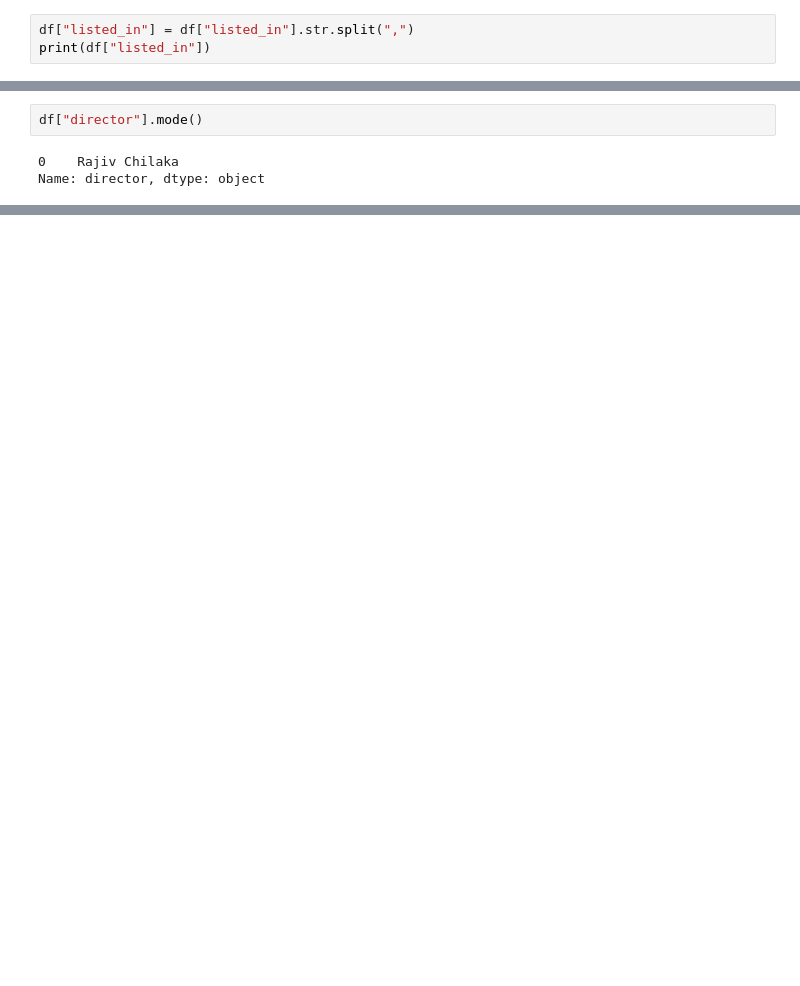
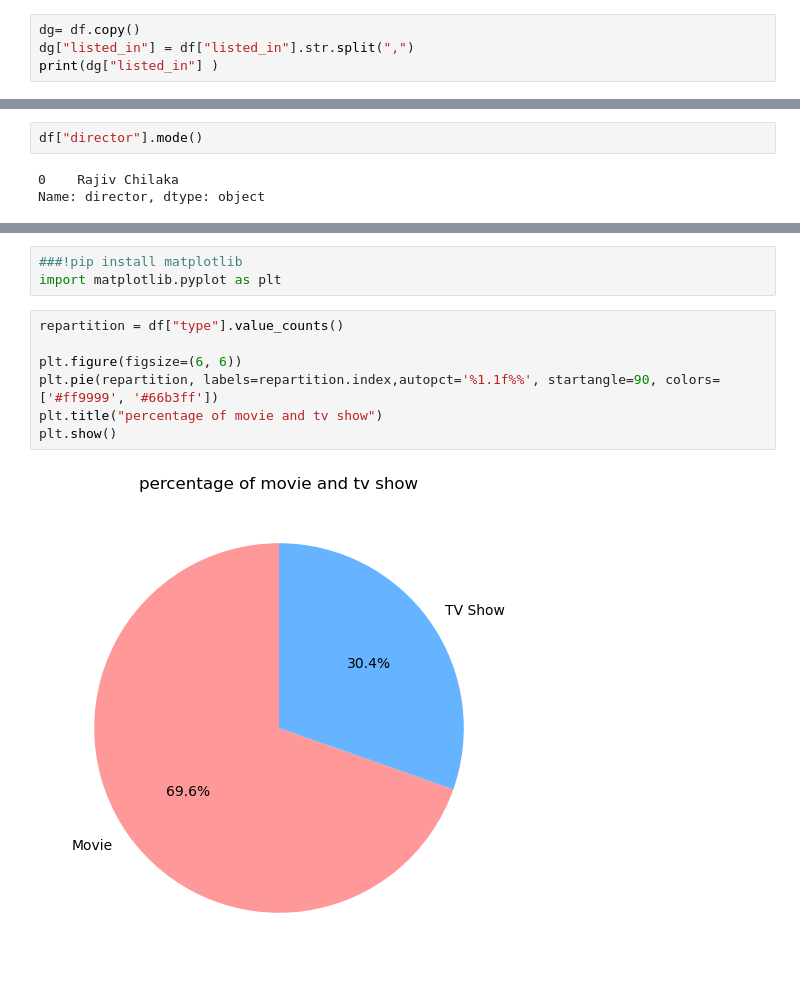
Before and after one commit to ouda-sadek/netflix-insights, a Jupyter notebook: Netflix_Data_Analysis.ipynb, the cells around one changed output, grey strips where cells are left out. Cells and saved outputs as stored; diff of their text form; blank space fills up the shorter version.

Commit message:
i start to generate the graphics with matplotlib

```diff
--- a/Netflix_Data_Analysis.ipynb
+++ b/Netflix_Data_Analysis.ipynb
@@ -252,8 +254,9 @@ listed_in               object
 description             object
 dtype: object
 # %%
-df["listed_in"] = df["listed_in"].str.split(",")
-print(df["listed_in"])
+dg= df.copy()
+dg["listed_in"] = df["listed_in"].str.split(",")
+print(dg["listed_in"] )
 # %% [output]
 0                                         [Documentaries]
 1       [International TV Shows,  TV Dramas,  TV Myste...
@@ -359,0 +391,12 @@ Name: director, dtype: object
+# %%
+###!pip install matplotlib
+import matplotlib.pyplot as plt
+# %%
+repartition = df["type"].value_counts()
+
+plt.figure(figsize=(6, 6))
+plt.pie(repartition, labels=repartition.index,autopct='%1.1f%%', startangle=90, colors=['#ff9999', '#66b3ff'])
+plt.title("percentage of movie and tv show")
+plt.show()
+# %% [output]
+[figure, added]
```
Also changed, not shown: parts of 11 cells of this notebook, 1 other file.
